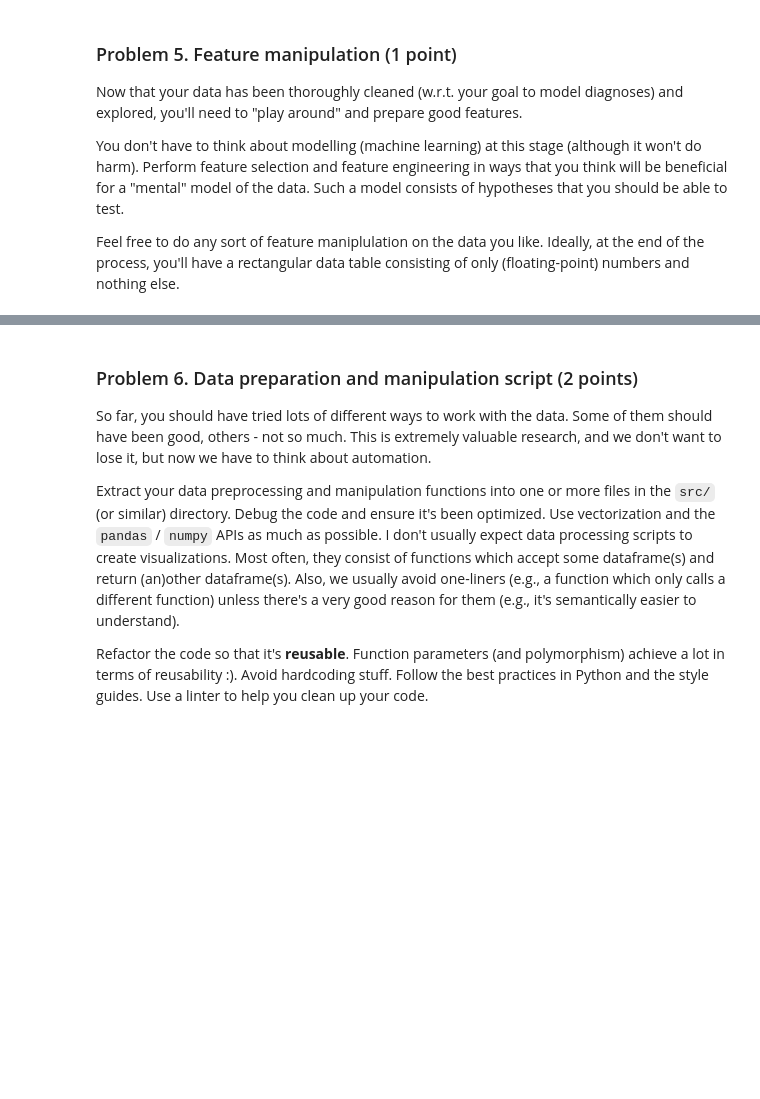
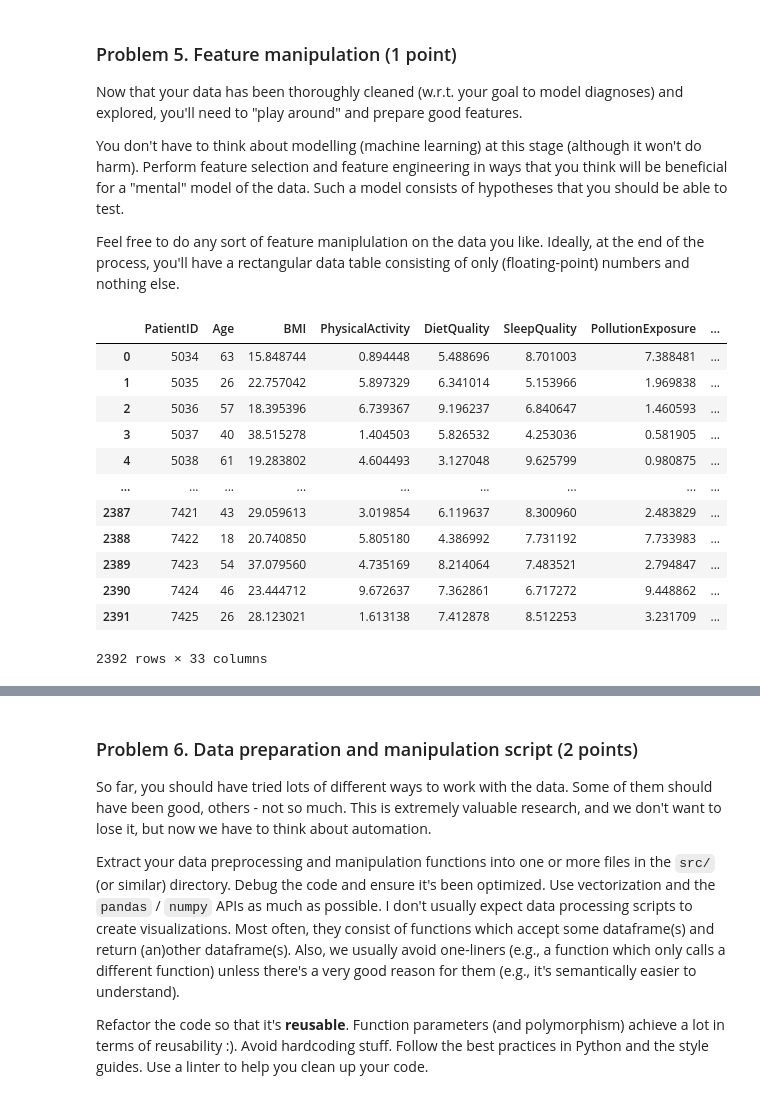
Before and after one commit to mitkodimitrof1422/asthma-disease-analysis, a Jupyter notebook: notebooks/DS Project Archiecture Lab.ipynb, the cells around one changed output, grey strips where cells are left out. Saved outputs shown, nothing was run; the diff lists cells and outputs as text; code cells hidden in the pictures; blank space fills up the shorter version.

```diff
--- a/notebooks/DS Project Archiecture Lab.ipynb
+++ b/notebooks/DS Project Archiecture Lab.ipynb
@@ -61,3 +148,21 @@ Now that your data has been thoroughly cleaned (w.r.t. your goal to model diagno
 You don't have to think about modelling (machine learning) at this stage (although it won't do harm). Perform feature selection and feature engineering in ways that you think will be beneficial for a "mental" model of the data. Such a model consists of hypotheses that you should be able to test.
 
 Feel free to do any sort of feature maniplulation on the data you like. Ideally, at the end of the process, you'll have a rectangular data table consisting of only (floating-point) numbers and nothing else.
+# %%
+# Encoding the category columns. That way they become True/False, so easily readable.
+asthma_table_encoded = pd.get_dummies(asthma_table, columns=categorical_cols, drop_first=True)
+asthma_table_encoded
+# %% [output]
+|  | PatientID | Age | BMI | PhysicalActivity | DietQuality | SleepQuality | PollutionExposure | ... |
+| 0 | 5034 | 63 | 15.848744 | 0.894448 | 5.488696 | 8.701003 | 7.388481 | ... |
+| 1 | 5035 | 26 | 22.757042 | 5.897329 | 6.341014 | 5.153966 | 1.969838 | ... |
+| 2 | 5036 | 57 | 18.395396 | 6.739367 | 9.196237 | 6.840647 | 1.460593 | ... |
+| 3 | 5037 | 40 | 38.515278 | 1.404503 | 5.826532 | 4.253036 | 0.581905 | ... |
+| 4 | 5038 | 61 | 19.283802 | 4.604493 | 3.127048 | 9.625799 | 0.980875 | ... |
+| ... | ... | ... | ... | ... | ... | ... | ... | ... |
+| 2387 | 7421 | 43 | 29.059613 | 3.019854 | 6.119637 | 8.300960 | 2.483829 | ... |
+| 2388 | 7422 | 18 | 20.740850 | 5.805180 | 4.386992 | 7.731192 | 7.733983 | ... |
+| 2389 | 7423 | 54 | 37.079560 | 4.735169 | 8.214064 | 7.483521 | 2.794847 | ... |
+| 2390 | 7424 | 46 | 23.444712 | 9.672637 | 7.362861 | 6.717272 | 9.448862 | ... |
+| 2391 | 7425 | 26 | 28.123021 | 1.613138 | 7.412878 | 8.512253 | 3.231709 | ... |
+2392 rows × 33 columns
```
Also changed, not shown: parts of 13 cells of this notebook, 1 other file.
